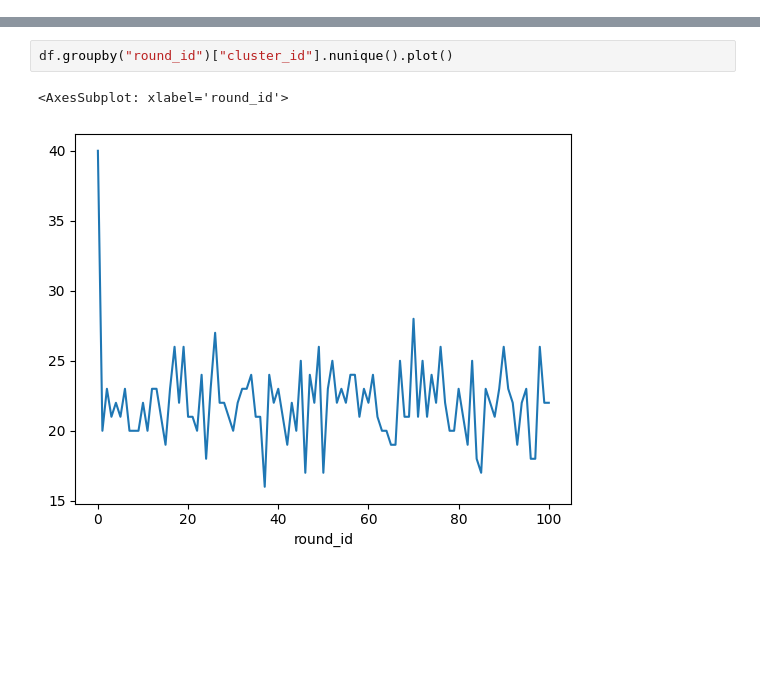
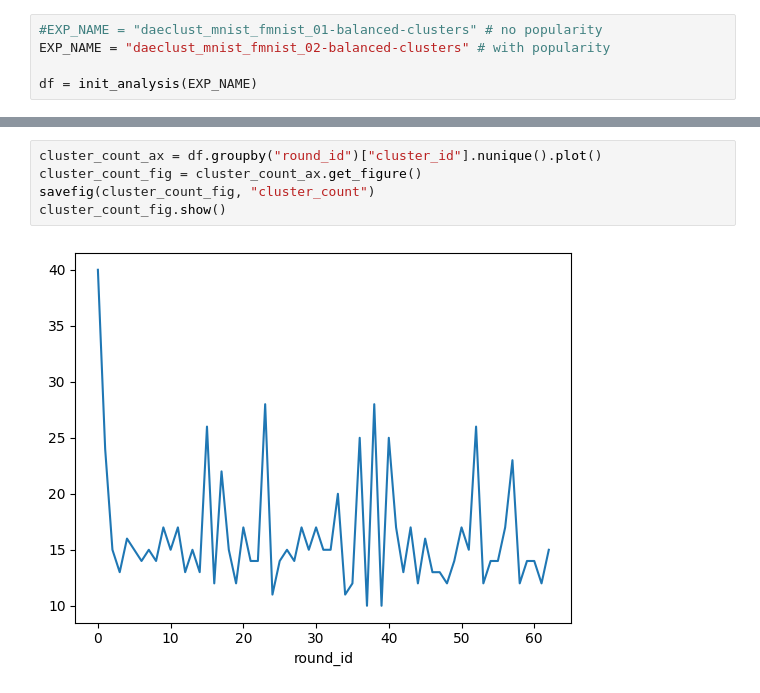
Before and after one commit to Mick00/dml, a Jupyter notebook: notebooks/analytics/daeclust.ipynb, the cells around one changed output, grey strips where cells are left out. Drawn from its saved outputs; the diff is of its cells as text; blank space fills up the shorter version.

```diff
--- a/notebooks/analytics/daeclust.ipynb
+++ b/notebooks/analytics/daeclust.ipynb
@@ -21,0 +5,5 @@ df.boxplot("training_loss", by="round_id")
+# %%
+#EXP_NAME = "daeclust_mnist_fmnist_01-balanced-clusters" # no popularity
+EXP_NAME = "daeclust_mnist_fmnist_02-balanced-clusters" # with popularity
+
+df = init_analysis(EXP_NAME)
@@ -22,5 +17,7 @@ df.boxplot("training_loss", by="round_id")
 # %%
-df.groupby("round_id")["cluster_id"].nunique().plot()
+cluster_count_ax = df.groupby("round_id")["cluster_id"].nunique().plot()
+cluster_count_fig = cluster_count_ax.get_figure()
+savefig(cluster_count_fig, "cluster_count")
+cluster_count_fig.show()
 # %% [output]
-<AxesSubplot: xlabel='round_id'>
-[figure, old version]
+[figure, new version]
```
Also changed, not shown: parts of 6 cells of this notebook, 20 other files.
